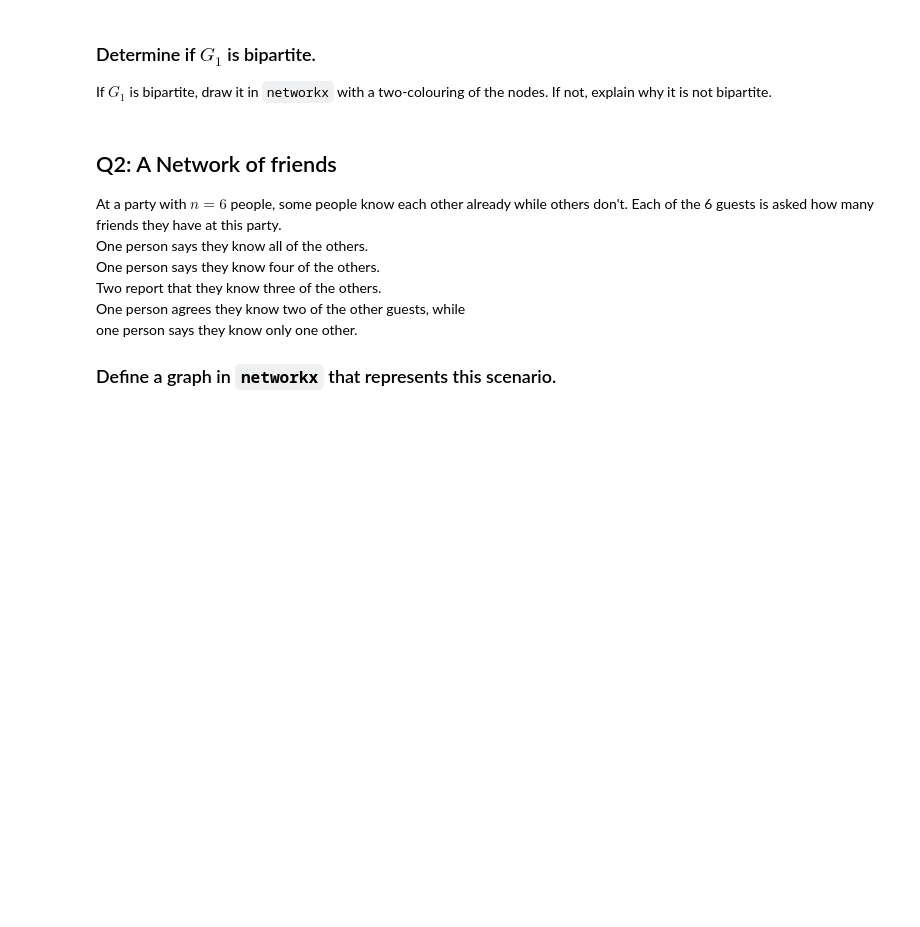
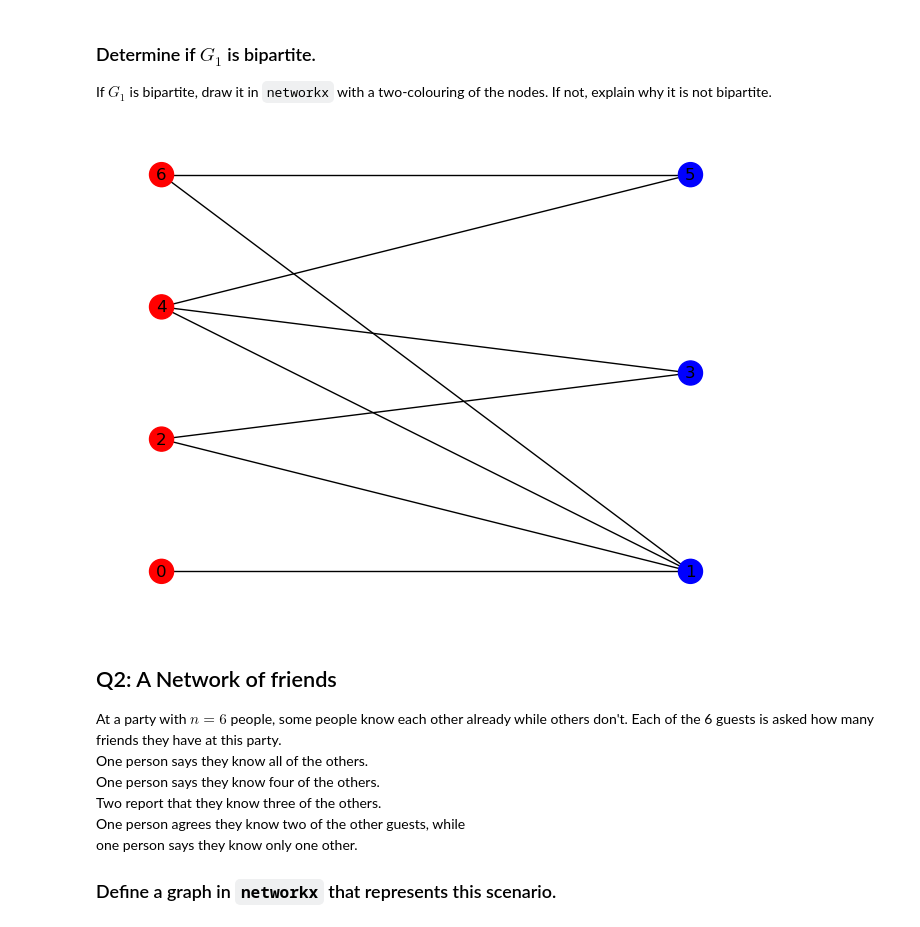
Before and after one commit to 0hAodha/uni, a Jupyter notebook: year4/semester2/CS4423/assignments/assignment1/CS4423-Assignment-1.ipynb, the cells around one changed output. Cells and saved outputs as stored; diff of their text form; code cells hidden in the pictures; blank space fills up the shorter version.

```diff
--- a/year4/semester2/CS4423/assignments/assignment1/CS4423-Assignment-1.ipynb
+++ b/year4/semester2/CS4423/assignments/assignment1/CS4423-Assignment-1.ipynb
@@ -47,7 +50,14 @@ Define this graph in `networkx` and draw it.
 ### Determine if $G_1$  is bipartite.
 If $G_1$ is bipartite, draw it in `networkx` with a two-colouring of the nodes. If not, explain  why it is not bipartite.
 # %%
-### Give your answer in this cell. Add more cells if needed.
+if nx.is_bipartite(G1):
+    partition1, partition2 = nx.bipartite.sets(G1)
+    nodes = list(G1.nodes())
+    colours = ['r' if node in partition1 else 'b' for node in nodes]
+    positions = nx.bipartite_layout(G1, partition1) # optional extra, computing easy-to-understand positions for nodes in the bipartite graph
+    nx.draw(G1, node_color=colours, pos=positions, with_labels=True)
+# %% [output]
+[figure, added]
 # %% [markdown]
 ## Q2: A Network of friends
  At a party with $n=6$ people, some people know each other
```
Also changed, not shown: parts of 15 cells of this notebook, 1 other file.
